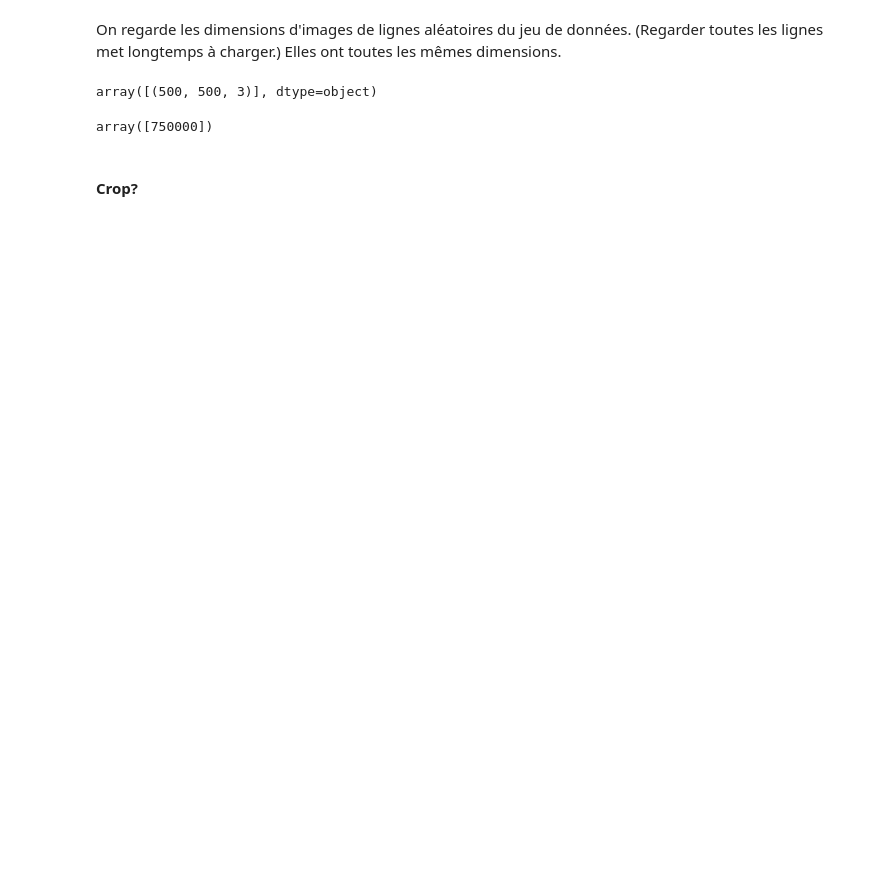
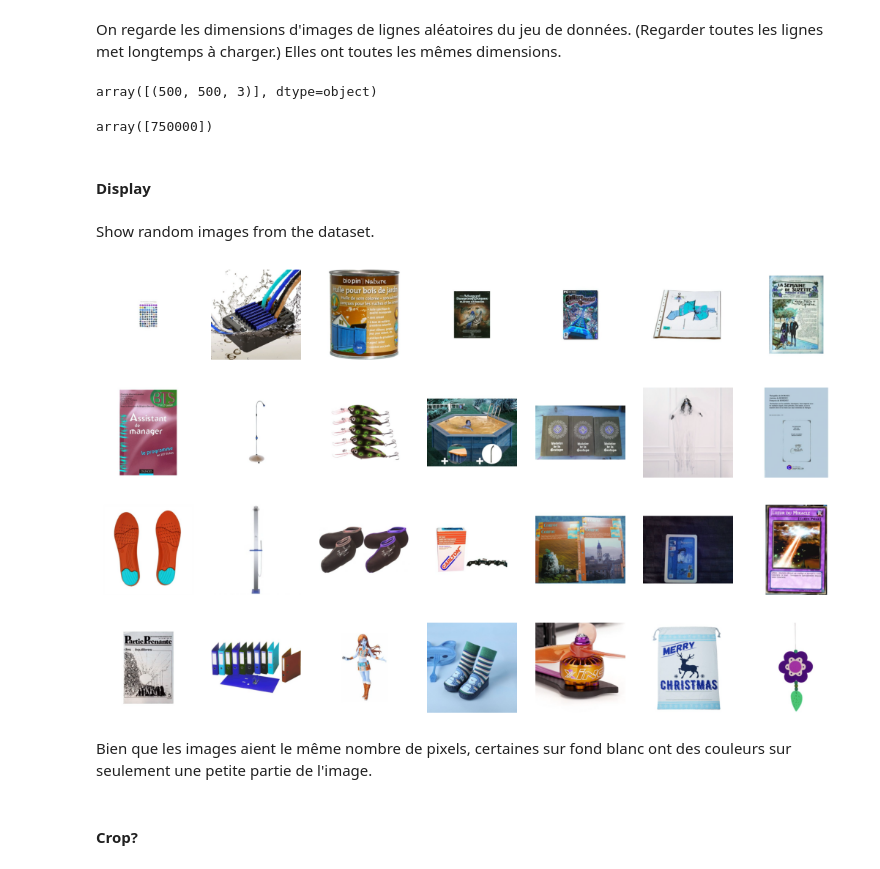
Before and after one commit to Kelorastus/Rakuten, a Jupyter notebook: data_exploration/Valentin.ipynb, the cells around one changed output. Drawn from its saved outputs; the diff is of its cells as text; code cells hidden in the pictures; blank space fills up the shorter version.

```diff
--- a/data_exploration/Valentin.ipynb
+++ b/data_exploration/Valentin.ipynb
@@ -476,0 +475,8 @@ np.int64(750000)
+# %%
+def load_image(row, folder = Path('../Dataset/images/image_train')):
+    filename = f"image_{row.imageid}_product_{row.productid}.jpg"
+    path = folder / filename
+    img_color = cv2.imread(str(path), cv2.IMREAD_COLOR)
+    if img_color is None:
+        raise ValueError
+    return img_color
@@ -499,2 +506,21 @@ array([750000])
+# %% [markdown]
+#### Display
+# %% [markdown]
+Show random images from the dataset.
+# %%
+nrow = 4
+ncol = 7
+n = nrow*ncol
+rows = X.sample(n)
+plt.figure(figsize=(13,8))
+for k in range(n):
+    plt.subplot(nrow,ncol,k+1)
+    row = rows.iloc[k]
+    plt.imshow(load_image(row))
+    plt.axis('off')
+# %% [output]
+[figure, added]
+# %% [markdown]
+Bien que les images aient le même nombre de pixels, certaines sur fond blanc ont des couleurs sur seulement une petite partie de l'image.
 # %% [markdown]
 #### Crop?
```
Also changed, not shown: parts of 8 cells of this notebook.
